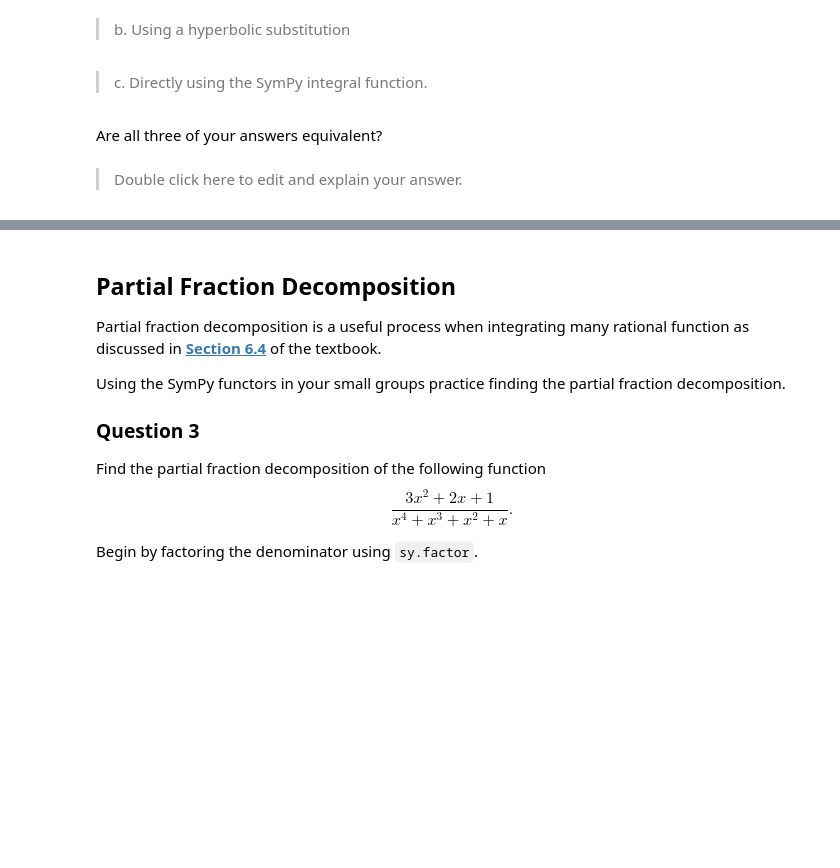
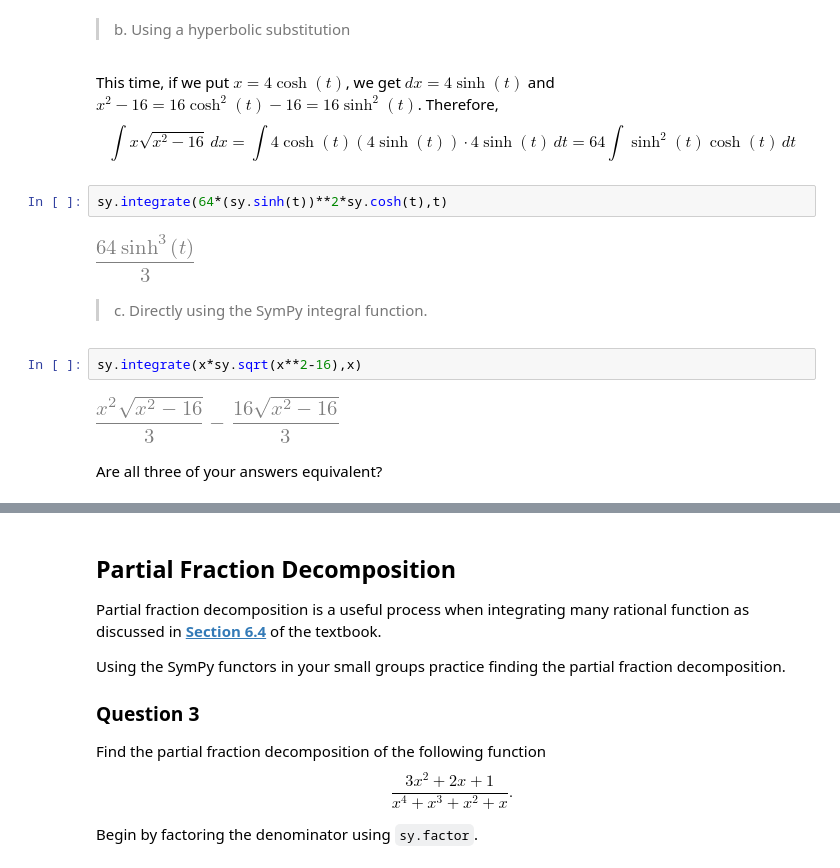
Before and after one commit to sean-fitzpatrick/MATH2565-Tutorials-Spring23, a Jupyter notebook: Tutorial2-IntegrationTechniques.ipynb, the cells around one changed output, grey strips where cells are left out. Drawn from its saved outputs; the diff is of its cells as text; blank space fills up the shorter version.

```diff
--- a/Tutorial2-IntegrationTechniques.ipynb
+++ b/Tutorial2-IntegrationTechniques.ipynb
@@ -31,8 +55,17 @@ $$\int x \, \sqrt{x^2-16}\,\, dx$$
 # %% [markdown]
 > b. Using a hyperbolic substitution
+# %% [markdown]
+This time, if we put $x=4\cosh(t)$, we get $dx = 4\sinh(t)$ and $x^2-16 = 16\cosh^2(t)-16=16\sinh^2(t)$. Therefore,
+$$\int x\sqrt{x^2-16}\,dx = \int 4\cosh(t)(4\sinh(t))\cdot 4\sinh(t)\,dt = 64\int \sinh^2(t)\cosh(t)\,dt$$
+# %%
+sy.integrate(64*(sy.sinh(t))**2*sy.cosh(t),t)
+# %% [output]
+[figure, added]
 # %% [markdown]
 > c. Directly using the SymPy integral function.
+# %%
+sy.integrate(x*sy.sqrt(x**2-16),x)
+# %% [output]
+[figure, added]
 # %% [markdown]
 Are all three of your answers equivalent?
-# %% [markdown]
-> Double click here to edit and explain your answer.
```
Also changed, not shown: parts of 22 cells of this notebook.
